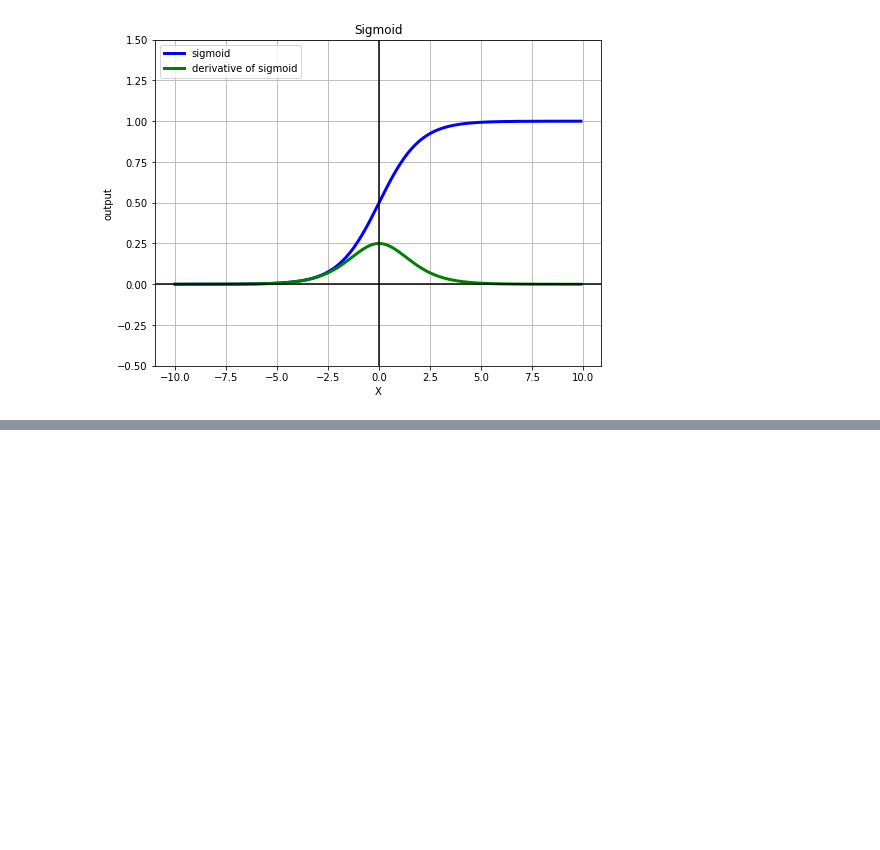
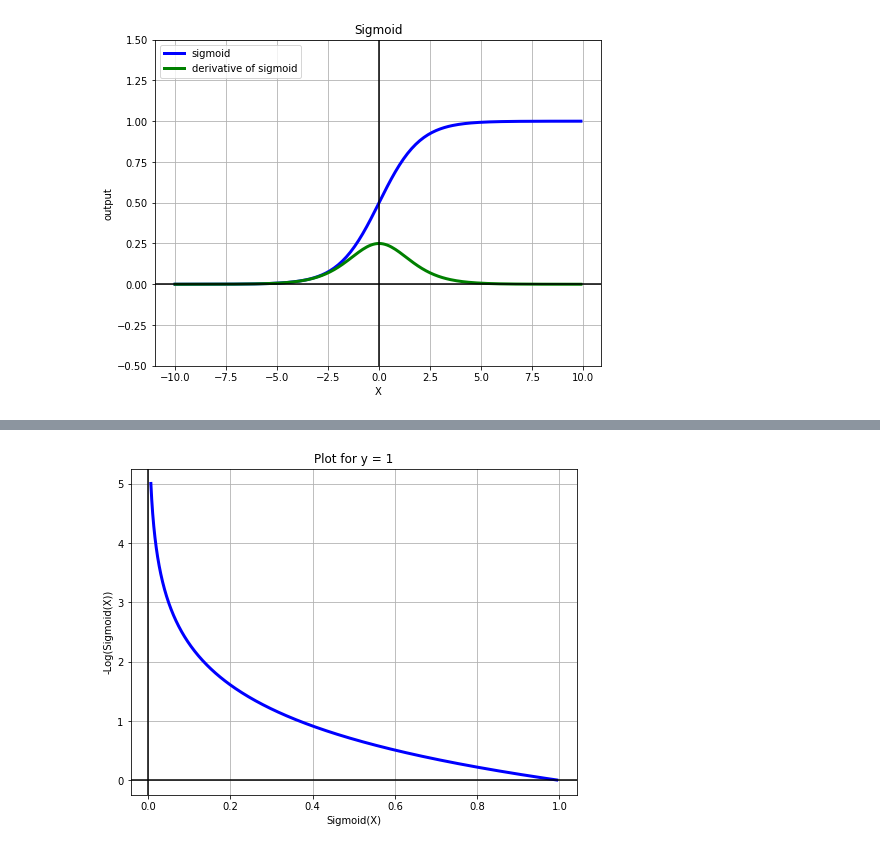
Before and after one commit to IvanHalim/numerical-recipes, a Jupyter notebook: 4. Logistic Regression/1. Logistic Regression.ipynb, the cells around one changed output, grey strips where cells are left out. Drawn from its saved outputs; the diff is of its cells as text; code cells hidden in the pictures; blank space fills up the shorter version.

```diff
--- a/4. Logistic Regression/1. Logistic Regression.ipynb
+++ b/4. Logistic Regression/1. Logistic Regression.ipynb
@@ -118,0 +150,13 @@ plt.show()
+# %%
+X = np.arange(-5, 5, 0.01)
+plt.figure(figsize = (8, 6))
+plt.plot(sigmoid(X), -np.log(sigmoid(X)), c = 'blue', linewidth = 3)
+plt.title('Plot for y = 1')
+plt.xlabel('Sigmoid(X)')
+plt.ylabel('-Log(Sigmoid(X))')
+plt.grid(True)
+plt.axhline(y = 0, color = 'k')
+plt.axvline(x = 0, color = 'k')
+plt.show()
+# %% [output]
+[figure, added]
```
Also changed, not shown: parts of 4 cells of this notebook.
